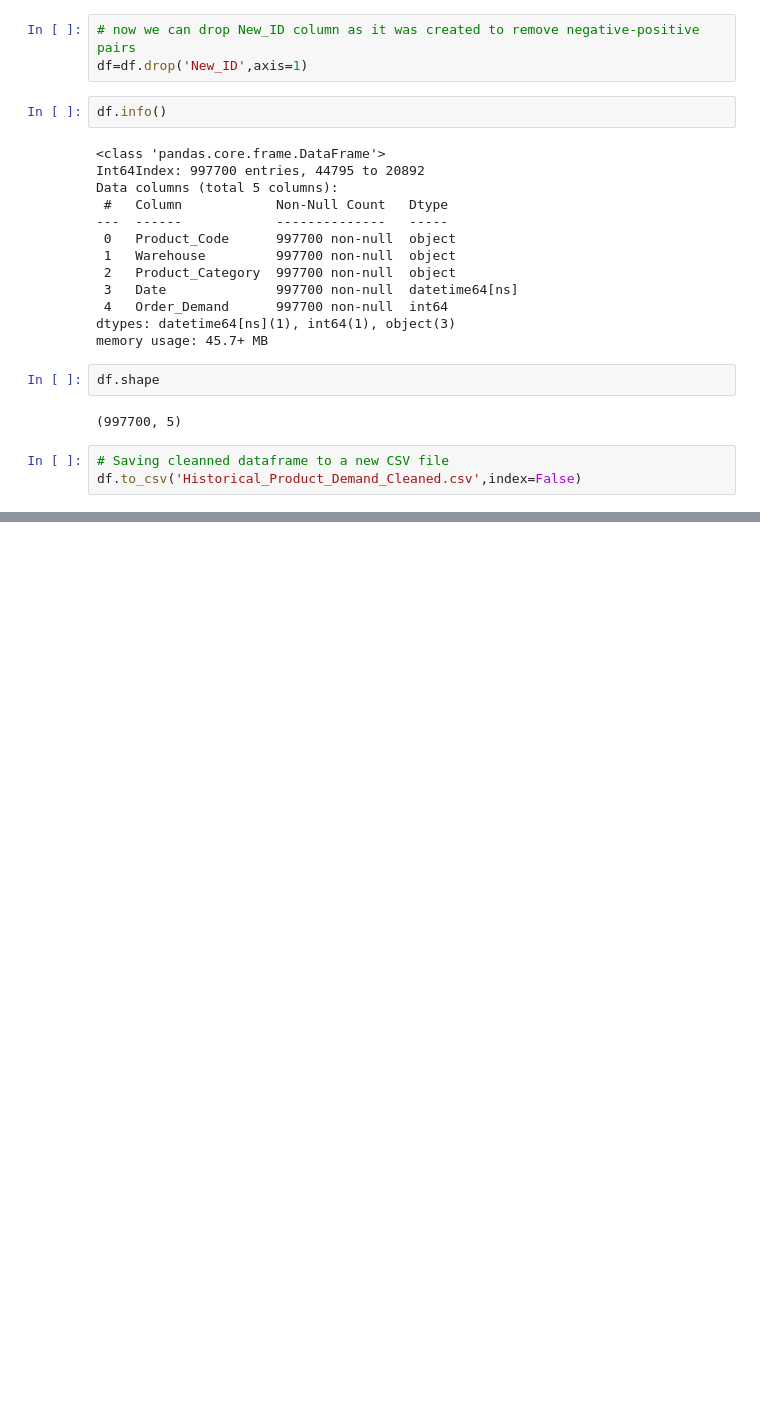
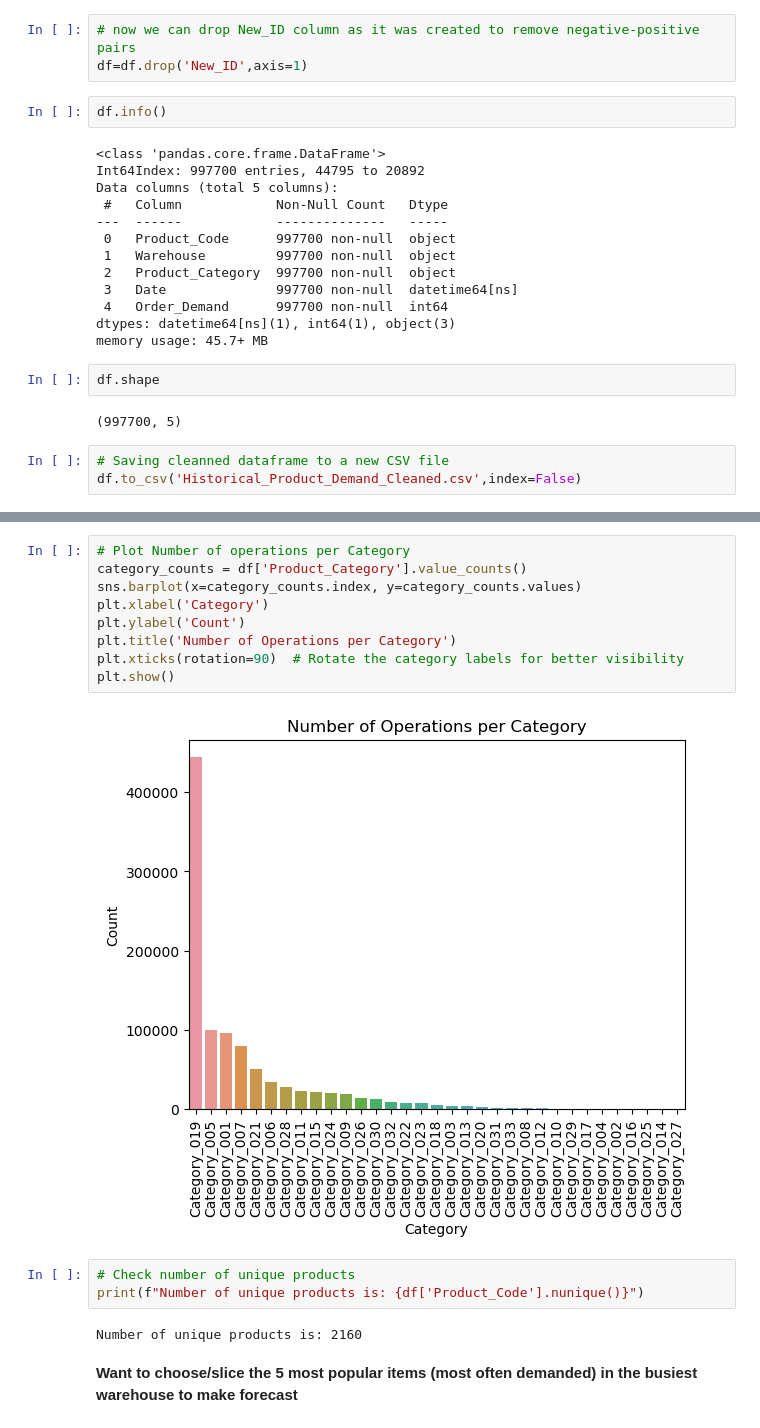
Before and after one commit to GaryManv/Final_project_GM, a Jupyter notebook: Final_project_Demand_Forecasting_GM.ipynb, the cells around one changed output, grey strips where cells are left out. Saved outputs shown, nothing was run; the diff lists cells and outputs as text; blank space fills up the shorter version.

```diff
--- a/Final_project_Demand_Forecasting_GM.ipynb
+++ b/Final_project_Demand_Forecasting_GM.ipynb
@@ -291,0 +329,18 @@ df.to_csv('Historical_Product_Demand_Cleaned.csv',index=False)
+# %%
+# Plot Number of operations per Category
+category_counts = df['Product_Category'].value_counts()
+sns.barplot(x=category_counts.index, y=category_counts.values)
+plt.xlabel('Category')
+plt.ylabel('Count')
+plt.title('Number of Operations per Category')
+plt.xticks(rotation=90)  # Rotate the category labels for better visibility
+plt.show()
+# %% [output]
+[figure, added]
+# %%
+# Check number of unique products
+print(f"Number of unique products is: {df['Product_Code'].nunique()}")
+# %% [output]
+Number of unique products is: 2160
+# %% [markdown]
+<b> Want to choose/slice the 5 most popular items (most often demanded) in the busiest warehouse to make forecast </b>
```
Also changed, not shown: parts of 30 cells of this notebook.
